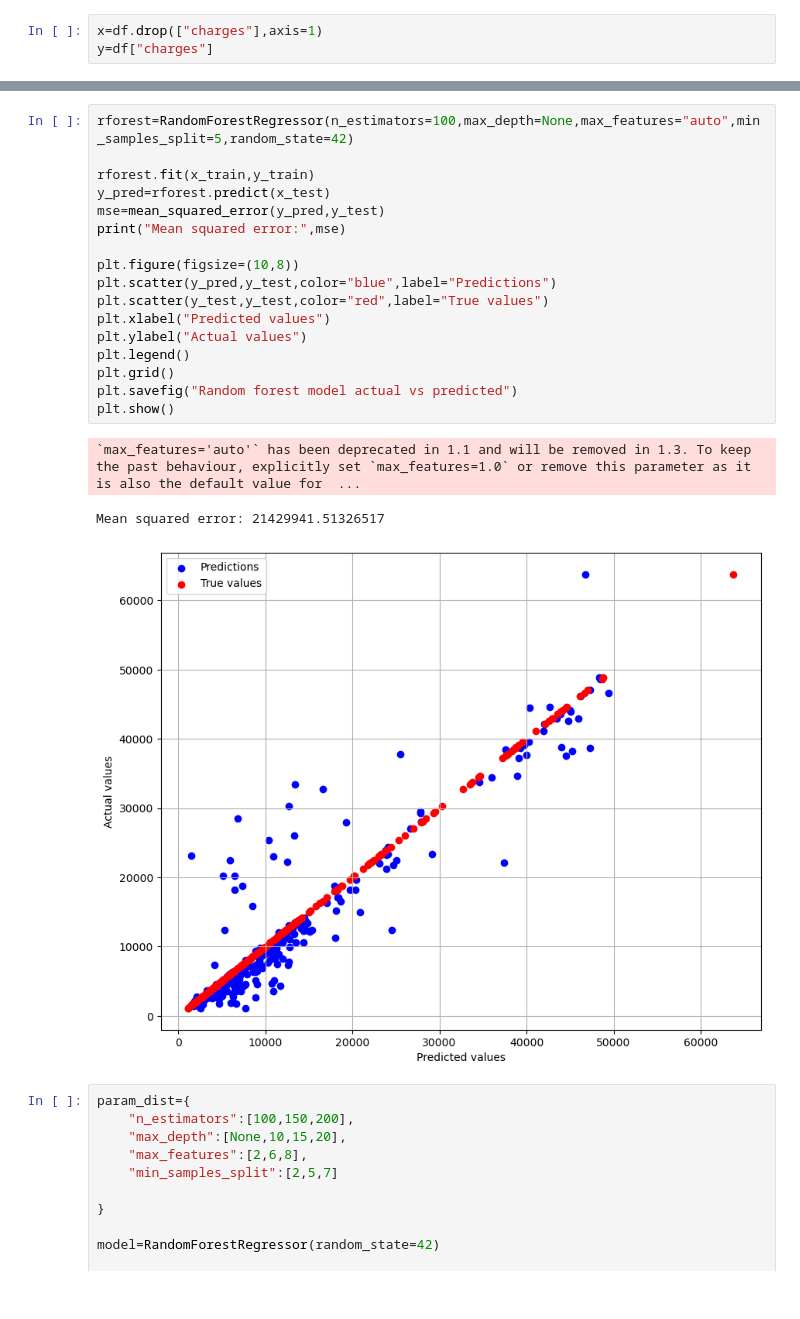
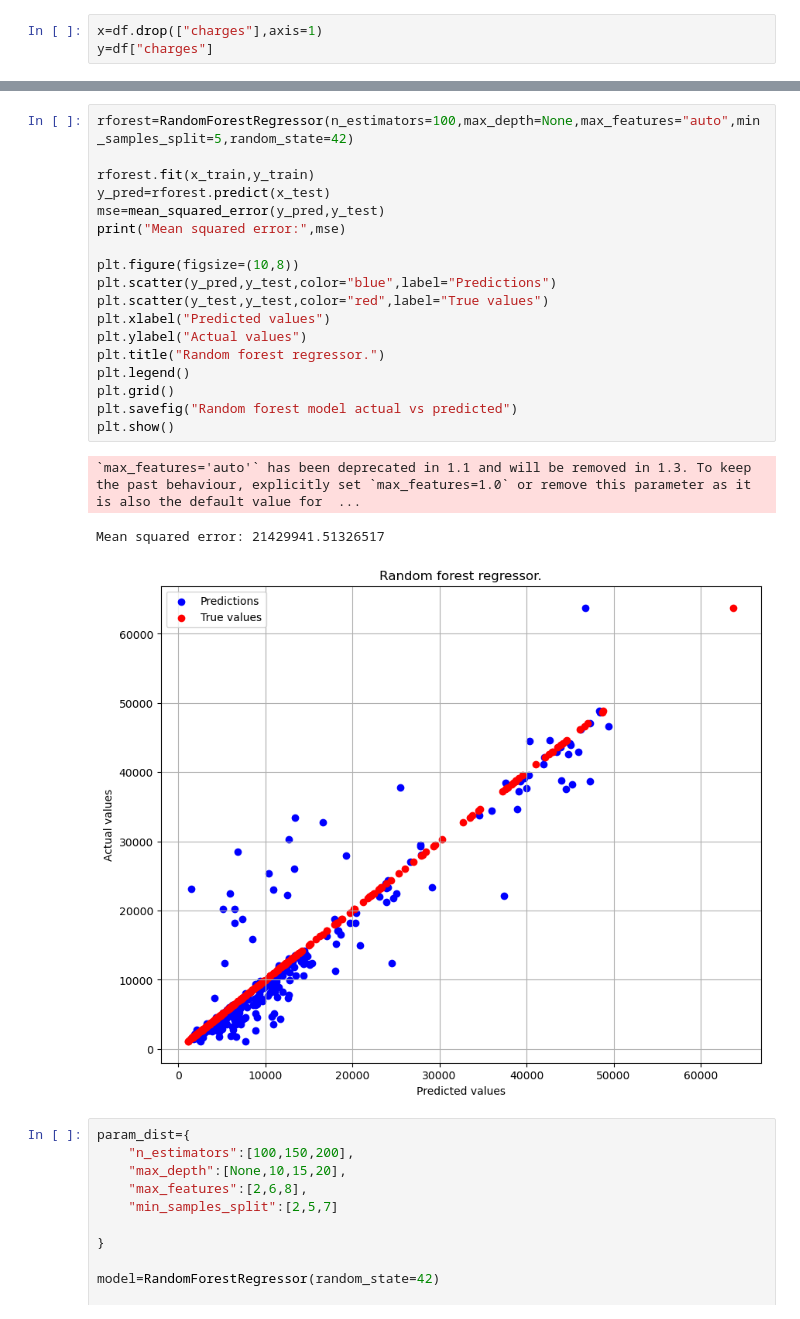
Before and after one commit to Kamuthuj/health-insurance-regression., a Jupyter notebook: analysis.ipynb, the cells around one changed output, grey strips where cells are left out. Cells and saved outputs as stored; diff of their text form.

```diff
--- a/analysis.ipynb
+++ b/analysis.ipynb
@@ -162,24 +161,25 @@ Mean squared error: 29915447.274644293
 # %%
 rforest=RandomForestRegressor(n_estimators=100,max_depth=None,max_features="auto",min_samples_split=5,random_state=42)
 
 rforest.fit(x_train,y_train)
 y_pred=rforest.predict(x_test)
 mse=mean_squared_error(y_pred,y_test)
 print("Mean squared error:",mse)
 
 plt.figure(figsize=(10,8))
 plt.scatter(y_pred,y_test,color="blue",label="Predictions")
 plt.scatter(y_test,y_test,color="red",label="True values")
 plt.xlabel("Predicted values")
 plt.ylabel("Actual values")
+plt.title("Random forest regressor.")
 plt.legend()
 plt.grid()
 plt.savefig("Random forest model actual vs predicted")
 plt.show()
 # %% [output]
 `max_features='auto'` has been deprecated in 1.1 and will be removed in 1.3. To keep the past behaviour, explicitly set `max_features=1.0` or remove this parameter as it is also the default value for  ...
 Mean squared error: 21429941.51326517
-[figure, old version]
+[figure, new version]
 # %%
 param_dist={
     "n_estimators":[100,150,200],
```
Also changed, not shown: parts of 2 cells of this notebook.
